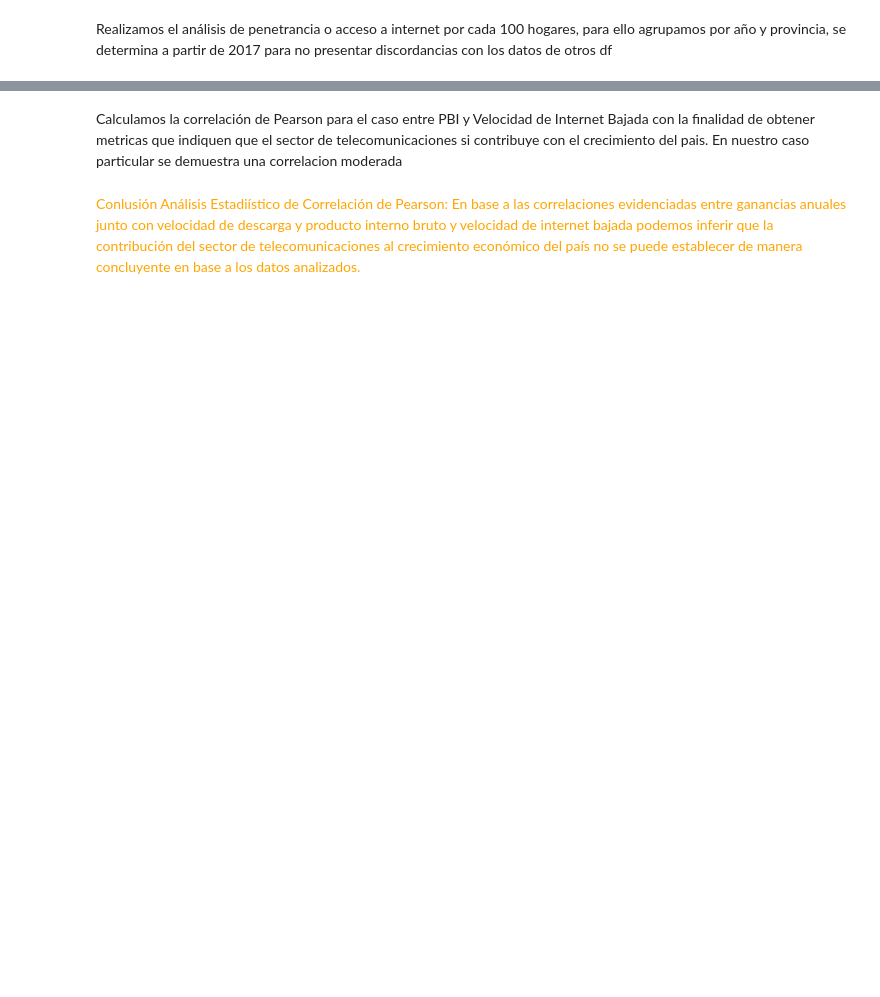
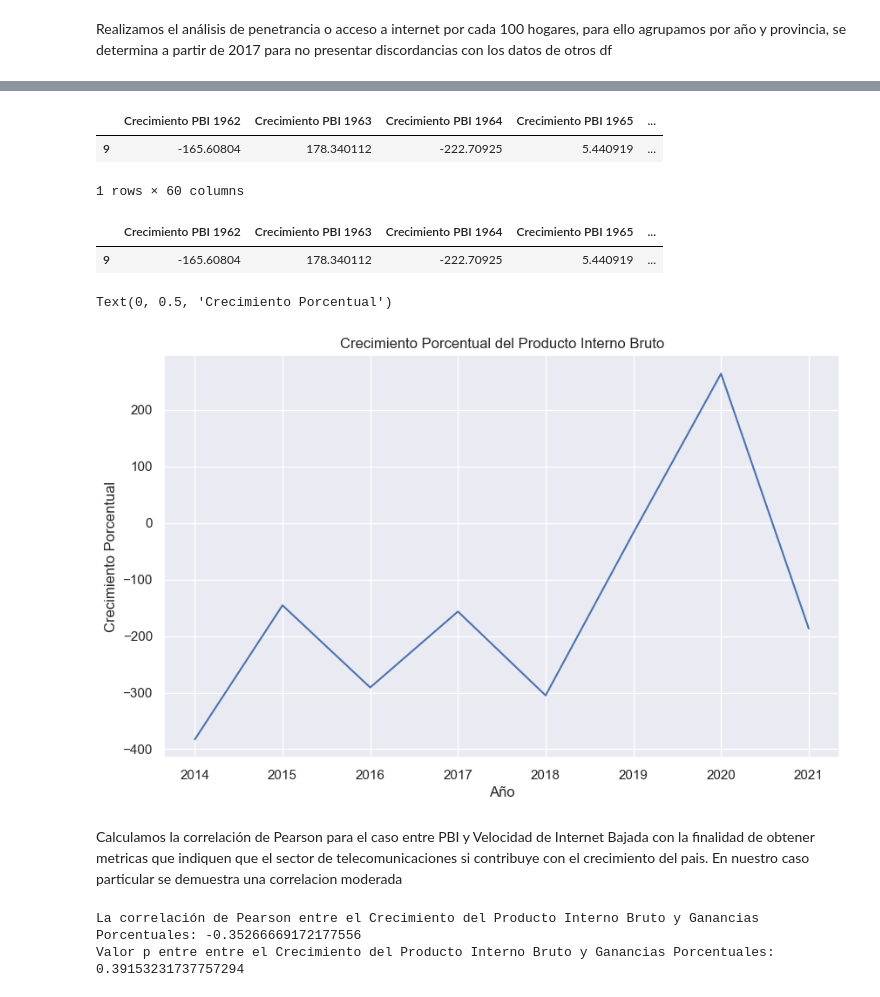
Before and after one commit to EmilianoEmanuelSosa/Telecom-Analytics-Engine, a Jupyter notebook: Cambios.ipynb, the cells around one changed output, grey strips where cells are left out. Saved outputs shown, nothing was run; the diff lists cells and outputs as text; code cells hidden in the pictures; blank space fills up the shorter version.

```diff
--- a/Cambios.ipynb
+++ b/Cambios.ipynb
@@ -473,3 +659,56 @@ df_PBIArgentina
+# %%
+# Crear una lista de años
+años = ['1961', '1962', '1963', '1964', '1965', '1966', '1967',
+       '1968', '1969', '1970', '1971', '1972', '1973', '1974', '1975', '1976',
+       '1977', '1978', '1979', '1980', '1981', '1982', '1983', '1984', '1985',
+       '1986', '1987', '1988', '1989', '1990', '1991', '1992', '1993', '1994',
+       '1995', '1996', '1997', '1998', '1999', '2000', '2001', '2002', '2003',
+       '2004', '2005', '2006', '2007', '2008', '2009', '2010', '2011', '2012',
+       '2013', '2014', '2015', '2016', '2017', '2018', '2019', '2020', '2021']
+
+# Crear un nuevo DataFrame para almacenar el crecimiento del PBI
+df_crecimiento_pbi = pd.DataFrame(index=df_PBIArgentina.index)
+
+# Calcular el crecimiento porcentual del PBI año a año y agregar las columnas al nuevo DataFrame
+for i in range(1, len(años)):
+    crecimiento_pbi = ((df_PBIArgentina.loc[:, años[i]] - df_PBIArgentina.loc[:, años[i-1]]) / df_PBIArgentina.loc[:, años[i-1]]) * 100
+    df_crecimiento_pbi[f'Crecimiento PBI {años[i]}'] = crecimiento_pbi
+
+# Imprimir el DataFrame con los datos de crecimiento del PBI
+df_crecimiento_pbi.head(59)
+# %% [output]
+|  | Crecimiento PBI 1962 | Crecimiento PBI 1963 | Crecimiento PBI 1964 | Crecimiento PBI 1965 | ... |
+| 9 | -165.60804 | 178.340112 | -222.70925 | 5.440919 | ... |
+1 rows × 60 columns
+# %%
+#Este codigo es solo para que me muestre la cantidad máxima de columnas
+pd.set_option('display.max_columns', None)
+df_crecimiento_pbi
+# %% [output]
+|  | Crecimiento PBI 1962 | Crecimiento PBI 1963 | Crecimiento PBI 1964 | Crecimiento PBI 1965 | ... |
+| 9 | -165.60804 | 178.340112 | -222.70925 | 5.440919 | ... |
+# %%
+import seaborn as sns
+import matplotlib.pyplot as plt
+
+# Señalo los valores de X
+años = ['2014', '2015', '2016', '2017', '2018', '2019', '2020', '2021']
+
+crecimiento_pbi = [-382.738597, -145.539405, -290.840772, -156.514858, -304.910732, -17.549021, 264.114608, -186.539468]
+
+# Establecer el estilo de Seaborn
+sns.set(style="darkgrid")
+
+# Crear el gráfico de líneas
+plt.figure(figsize=(10, 6))
+sns.lineplot(x=años, y=crecimiento_pbi)
+
+plt.title('Crecimiento Porcentual del Producto Interno Bruto')
+plt.xlabel('Año')
+plt.ylabel('Crecimiento Porcentual')
+# %% [output]
+Text(0, 0.5, 'Crecimiento Porcentual')
+[figure, added]
 # %% [markdown]
 Calculamos la correlación de Pearson para el caso entre PBI y Velocidad de Internet Bajada con la finalidad de obtener metricas que indiquen
 que el sector de telecomunicaciones si contribuye con el crecimiento del pais. En nuestro caso particular se demuestra una correlacion moderada
@@ -477,14 +716,18 @@ que el sector de telecomunicaciones si contribuye con el crecimiento del pais. E
 import scipy.stats as stats
 
 df_correlacion = pd.DataFrame({
-    'Año': [2017, 2018, 2019, 2020, 2021],
-    'Producto Interno Bruto': [1.757648, -3.60161, -2.969562, -10.812611, 9.357176],
-    'Velocidad de Descarga': [3460.387855, 3495.373670, 3575.157801, 3289.055408, 3479.060284]
+    'Año': ['2014', '2015', '2016', '2017', '2018', '2019', '2020', '2021'],
+    'Crecimiento Porcentual del Producto Interno Bruto': [-382.738597, -145.539405, -290.840772, -156.514858, -304.910732, -17.549021, 264.114608, -186.539468],
+    'Ganancias Porcentuales del Sector de Telecomunicaciones': [46.951834, 33.610605, 47.657807, 50.079740, 45.739205, 47.034826, 28.057995, 11.994931]
 })
-correlation, p_value = stats.pearsonr(df_correlacion['Producto Interno Bruto'], df_correlacion['Velocidad de Descarga'])
 
-print("La correlación de Pearson entre Producto Interno Bruto y Velocidad de Internet Bajada:", correlation)
-print("Valor p entre Producto Interno Bruto y Velocidad de Internet Bajada (Velocidad de Descarga)", p_value)
+correlation, p_value = stats.pearsonr(df_correlacion['Crecimiento Porcentual del Producto Interno Bruto'], df_correlacion['Ganancias Porcentuales del Sector de Telecomunicaciones'])
 
-#El análisis sugiere una relación positiva moderada entre el Producto Interno Bruto y la Velocidad de Internet Bajada,
-# pero no hay suficiente evidencia estadística para respaldar esta relación como significativa.
+print("La correlación de Pearson entre el Crecimiento del Producto Interno Bruto y Ganancias Porcentuales:", correlation)
+print("Valor p entre entre el Crecimiento del Producto Interno Bruto y Ganancias Porcentuales:", p_value)
+
+#los resultados indican una correlación negativa débil entre el crecimiento del PIB y las ganancias porcentuales del sector de telecomunicaciones.
+# Sin embargo, debido al valor p mayor que 0.05, no hay suficiente evidencia estadística para respaldar esta correlación como significativa.
+# %% [output]
+La correlación de Pearson entre el Crecimiento del Producto Interno Bruto y Ganancias Porcentuales: -0.35266669172177556
+Valor p entre entre el Crecimiento del Producto Interno Bruto y Ganancias Porcentuales: 0.39153231737757294
@@ -525,4 +733,0 @@ print("Coeficiente de correlación PIB-Ganancias:", kpi_correlacion_pib_ganancia
-# %% [markdown]
-<span style="color:orange">Conlusión Análisis Estadiístico de Correlación de Pearson: En base a las correlaciones evidenciadas entre ganancias anuales junto con velocidad de descarga y
-producto interno bruto y velocidad de internet bajada podemos inferir que la contribución del sector
-de telecomunicaciones al crecimiento económico del país no se puede establecer de manera concluyente en base a los datos analizados.</span>
```
Also changed, not shown: parts of 42 cells of this notebook, 2 other files.
